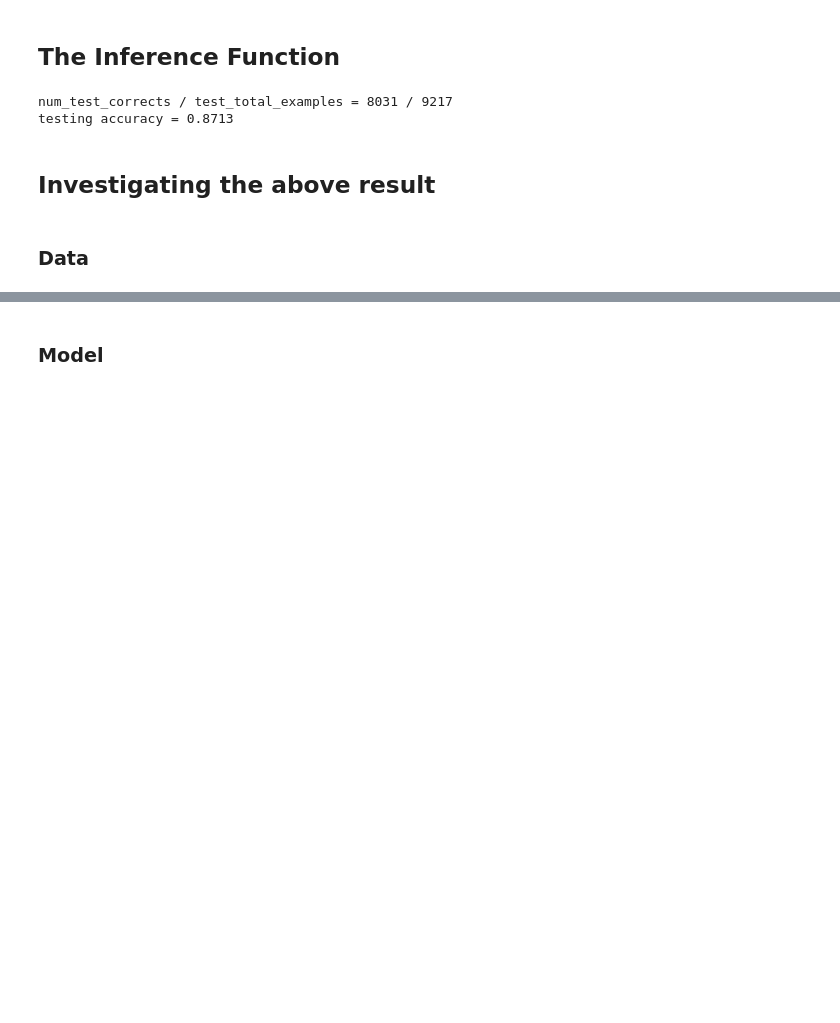
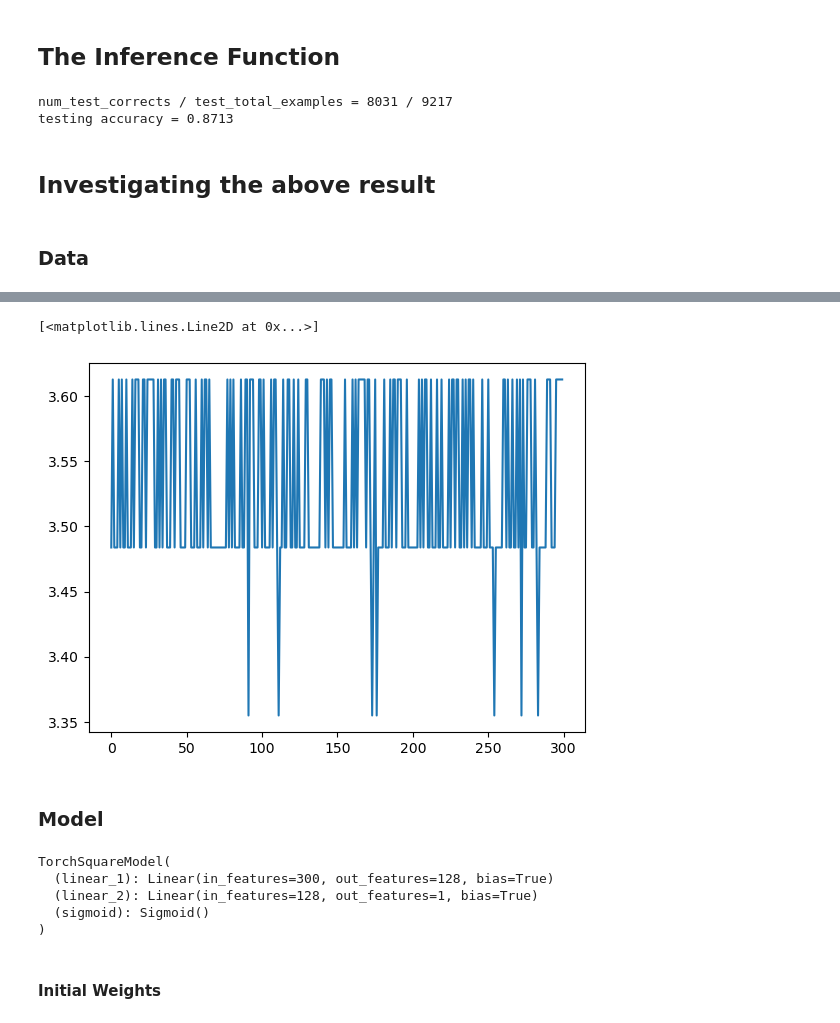
Before and after one commit to khoaguin/PocketHHE, a Jupyter notebook: notebooks/SpO2_inference.ipynb, the cells around one changed output, grey strips where cells are left out. Drawn from its saved outputs; the diff is of its cells as text; code cells hidden in the pictures; blank space fills up the shorter version.

```diff
--- a/notebooks/SpO2_inference.ipynb
+++ b/notebooks/SpO2_inference.ipynb
@@ -127,2 +127,18 @@ plt.plot(x)
+# %%
+plt.plot(x * 2**2)
+# %% [output]
+[<matplotlib.lines.Line2D at 0x...>]
+[figure, added]
 # %% [markdown]
 ### Model
+# %%
+square_nn = TorchSquareModel(300, 1)
+square_nn
+# %% [output]
+TorchSquareModel(
+  (linear_1): Linear(in_features=300, out_features=128, bias=True)
+  (linear_2): Linear(in_features=128, out_features=1, bias=True)
+  (sigmoid): Sigmoid()
+)
+# %% [markdown]
+#### Initial Weights
```
Also changed, not shown: parts of 4 cells of this notebook, 4 other files.
